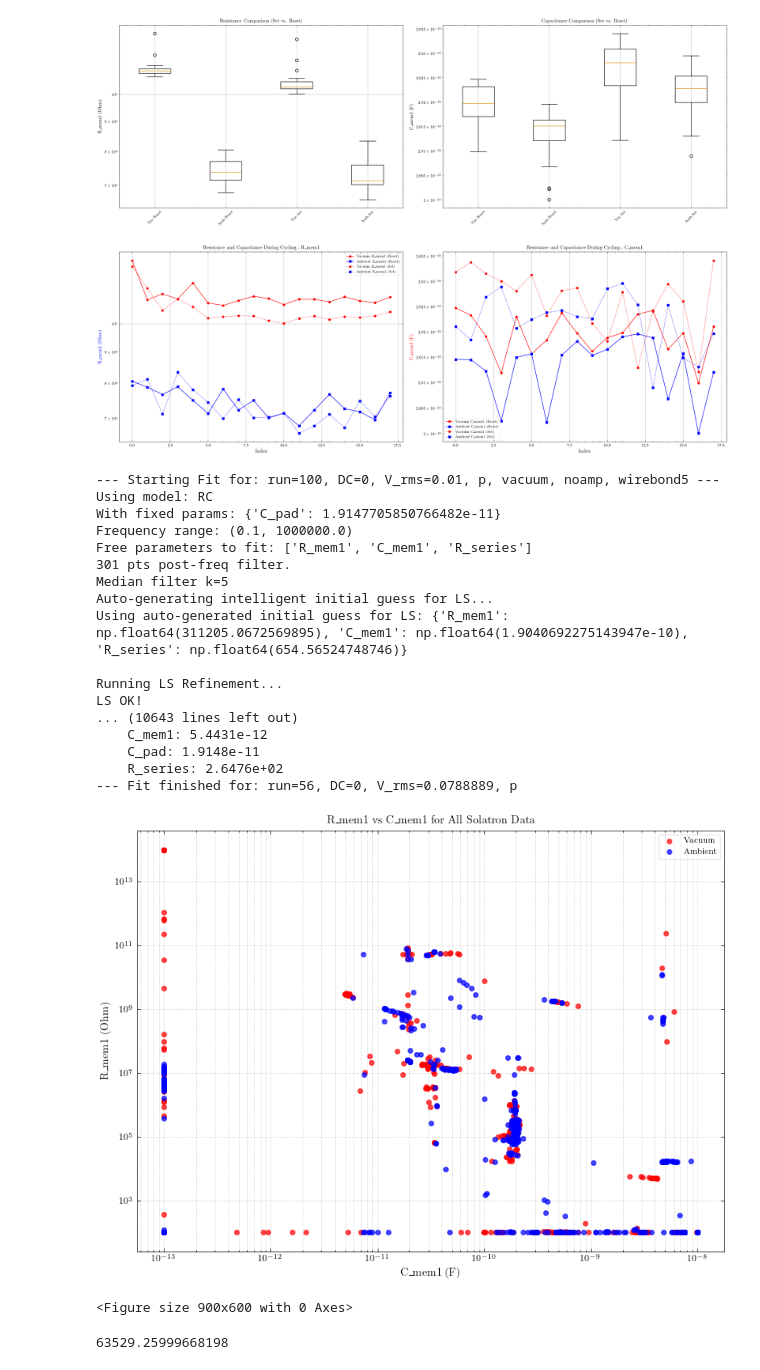
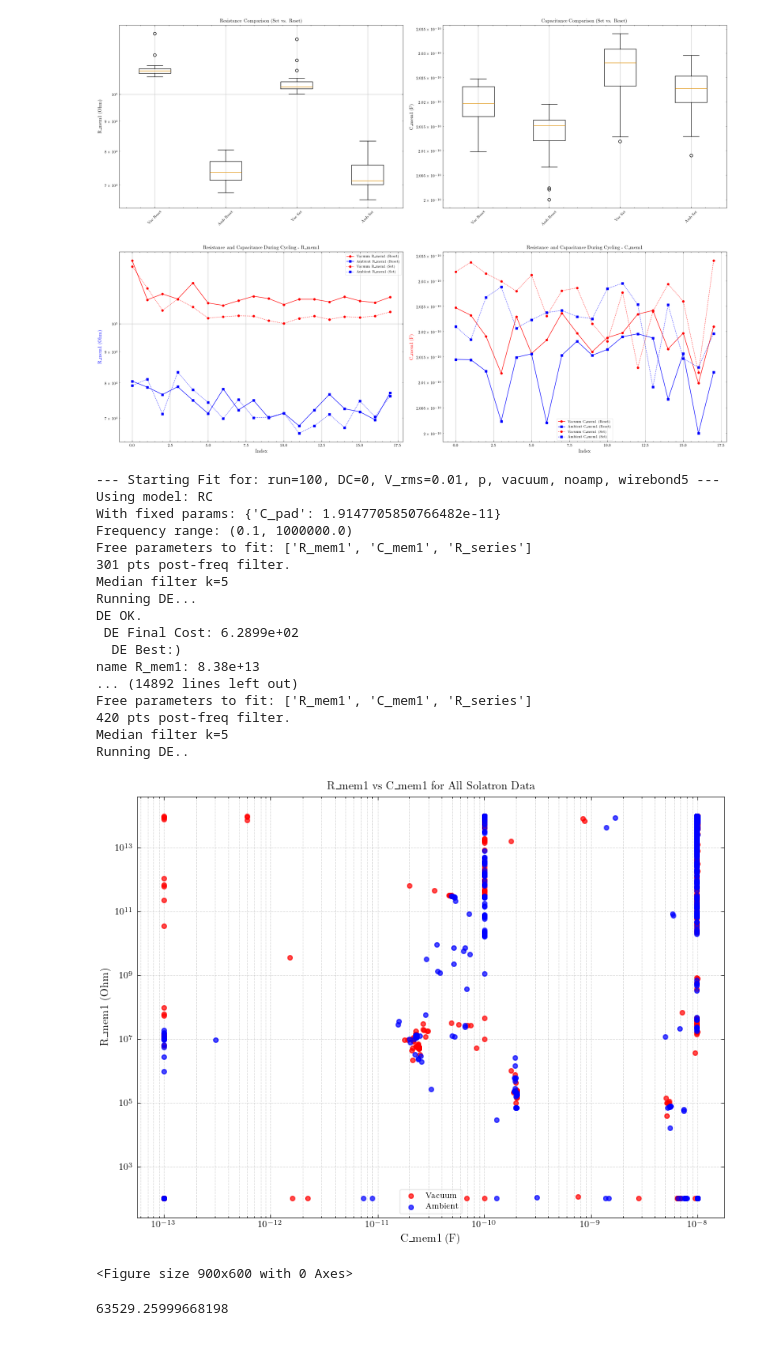
Before and after one commit to hc3413/IS_Analysis, a Jupyter notebook: IS_Analysis_Solatron_AmbVac.ipynb, the cells around one changed output. Cells and saved outputs as stored; diff of their text form; code cells hidden in the pictures.

```diff
--- a/IS_Analysis_Solatron_AmbVac.ipynb
+++ b/IS_Analysis_Solatron_AmbVac.ipynb
@@ -94,7 +100,7 @@ fit_settings = {
     'fig_size': fig_size, # Figure size for the plot (None to use default).
     'plot_type': 'Zabsphi', # Plot type: 'Zrealimag' or 'Zabsphi'
     # Optional: Provide specific bounds/guesses if needed - set to None to use defaults.
-    'de_bounds_dict': {'R_mem1': (1e11, 1e14), 'C_mem1': (1e-12, 5e-10),'R_mem2': (1e3, 1e4), 'C_mem2': (1e-13, 1e-9), #'C_mem2': (C_calc_siox*0.5, C_calc_siox*1.5),
+    'de_bounds_dict': {'R_mem1': (1e4, 1e14), 'C_mem1': (1e-12, 5e-10),'R_mem2': (1e3, 1e4), 'C_mem2': (1e-13, 1e-9), #'C_mem2': (C_calc_siox*0.5, C_calc_siox*1.5),
                      'C_pad': (1e-11, 3e-11), 'R_series': (1, 1e4), 'Q1': (1e-12, 1e-7), 'alpha1': (0.6, 1.0),
                       'Q2': (1e-13, 1e-8), 'alpha2': (0.5, 1.0)}, #'R_mem1': (1e1, 1e14),
     #'ls_bounds_dict': {'R_mem1': (1e-3, np.inf), 'C_mem1': (0, np.inf), 'R_mem2': (1e-3, np.inf),
@@ -118,7 +124,7 @@ fit_settings['ls_bounds_dict'] = fit_settings['de_bounds_dict']
 
 # --- Select Data ---
 # Select data
-d69  = solatron[69]
+d69  = solatron[69]+solatron[113]
 #[solatron[73][0], solatron[75][0], solatron[77][0], solatron[80][0], solatron[82][0], solatron[84][0], solatron[91][0], solatron[92][0], solatron[93][0], solatron[95][0], solatron[98][0] ]
 
 # extract a single DC level from the data
@@ -162,8 +168,8 @@ notes = ['When electroforming, resistance goes from 2e11 to 1e5', 'Capacitance i
 #d113 = update_plot_string(d113, export_data=export_data, plot_labels=plot_labels)
 
 # Plot
-fig, ax = IS_plot_fit(d69, d_type='Zabsphi', freq_lim=[1e-3, 1e7], y_lim_left=None,
-                    sort_data=False,  fig_size=[9,6], med_filt = 9, show_key = True)
+fig, ax = IS_plot_fit(d69, d_type='Zabsphi', freq_lim=[1e1, 1e5], y_lim_left=None,
+                    sort_data=False,  fig_size=[9,6], med_filt = 11, show_key = True)
 
 # append the figure and title to the list for later exporting
 fig_list.append((fig, plot_filename, plot_title, notes))
@@ -1027,7 +1029,7 @@ notes = ['' ] # notes for the powerpoint in text box
 # append the figure and title to the list for later exporting
 fig_list.append((fig, plot_filename, plot_title, notes))
 # %% [output]
-[figure, old version]
+[figure, new version]
 # %%
 # Fit all Solatron data and plot R_mem1 vs C_mem1, colored by environment (vacuum/ambient)
 
@@ -1037,7 +1039,7 @@ fit_settings = {
     'freq_bounds': (1e-1, 1e6),
     'med_filt': 5,
     'fixed_params': {'C_pad': C_calc_pad},
-    'use_de': False,  # Use least squares for speed; set True for DE if needed
+    'use_de': True,  # Use least squares for speed; set True for DE if needed
     'plot_fit': False,
     'fig_size': fig_size,
     'plot_type': 'Zabsphi',
@@ -1045,7 +1047,7 @@ fit_settings = {
     'ls_bounds_dict': {'R_mem1': (1e2, 1e14), 'C_mem1': (1e-13, 1e-8), 'C_pad': (1e-11, 3e-11), 'R_series': (1, 1e4)},
     'de_maxiter': 1000,
     'ls_max_nfev': 10000,
-    'de_popsize': 10,
+    'de_popsize': 20,
     'de_tol': 1e-5,
     'ls_ftol': 1e-13,
     'ls_xtol': 1e-13,
@@ -1090,44 +1092,44 @@ R_vac, C_vac = extract_R_C(vacuum_data)
 R_amb, C_amb = extract_R_C(ambient_data)
 
 # Plot R vs C
 plt.figure(figsize=[8,6])
 plt.scatter(C_vac, R_vac, color='red', label='Vacuum', alpha=0.7)
 plt.scatter(C_amb, R_amb, color='blue', label='Ambient', alpha=0.7)
 plt.xscale('log')
 plt.yscale('log')
 plt.xlabel('C_mem1 (F)')
 plt.ylabel('R_mem1 (Ohm)')
 plt.title('R_mem1 vs C_mem1 for All Solatron Data')
 plt.legend()
 plt.grid(True, which='both', ls='--', alpha=0.5)
 plt.tight_layout()
 plt.show()
 
 # Optionally, append to fig_list for export
 fig = plt.gcf()
 plot_filename = 'R_vs_C_ambient_vacuum'
 plot_title = 'R vs C for All Solatron Data'
 notes = ['Red: Vacuum, Blue: Ambient. Each point is a fitted measurement.']
 fig_list.append((fig, plot_filename, plot_title, notes))
 # %% [output]
 --- Starting Fit for: run=100, DC=0, V_rms=0.01, p, vacuum, noamp, wirebond5 ---
 Using model: RC
 With fixed params: {'C_pad': 1.9147705850766482e-11}
 Frequency range: (0.1, 1000000.0)
 Free parameters to fit: ['R_mem1', 'C_mem1', 'R_series']
 301 pts post-freq filter.
 Median filter k=5
-Auto-generating intelligent initial guess for LS...
-Using auto-generated initial guess for LS: {'R_mem1': np.float64(311205.0672569895), 'C_mem1': np.float64(1.9040692275143947e-10), 'R_series': np.float64(654.56524748746)}
-
-Running LS Refinement...
-LS OK!
-... (10643 lines left out)
-    C_mem1: 5.4431e-12
-    C_pad: 1.9148e-11
-    R_series: 2.6476e+02
---- Fit finished for: run=56, DC=0, V_rms=0.0788889, p
+Running DE...
+DE OK.
+ DE Final Cost: 6.2899e+02
+  DE Best:)
+name R_mem1: 8.38e+13
+... (14892 lines left out)
+Free parameters to fit: ['R_mem1', 'C_mem1', 'R_series']
+420 pts post-freq filter.
+Median filter k=5
+Running DE..
-[figure, old version]
+[figure, new version]
 <Figure size 900x600 with 0 Axes>
 # %%
 25e-9/((20e-6)**2 *2.46e-4)
```
Also changed, not shown: parts of 16 cells of this notebook, 7 other files.
